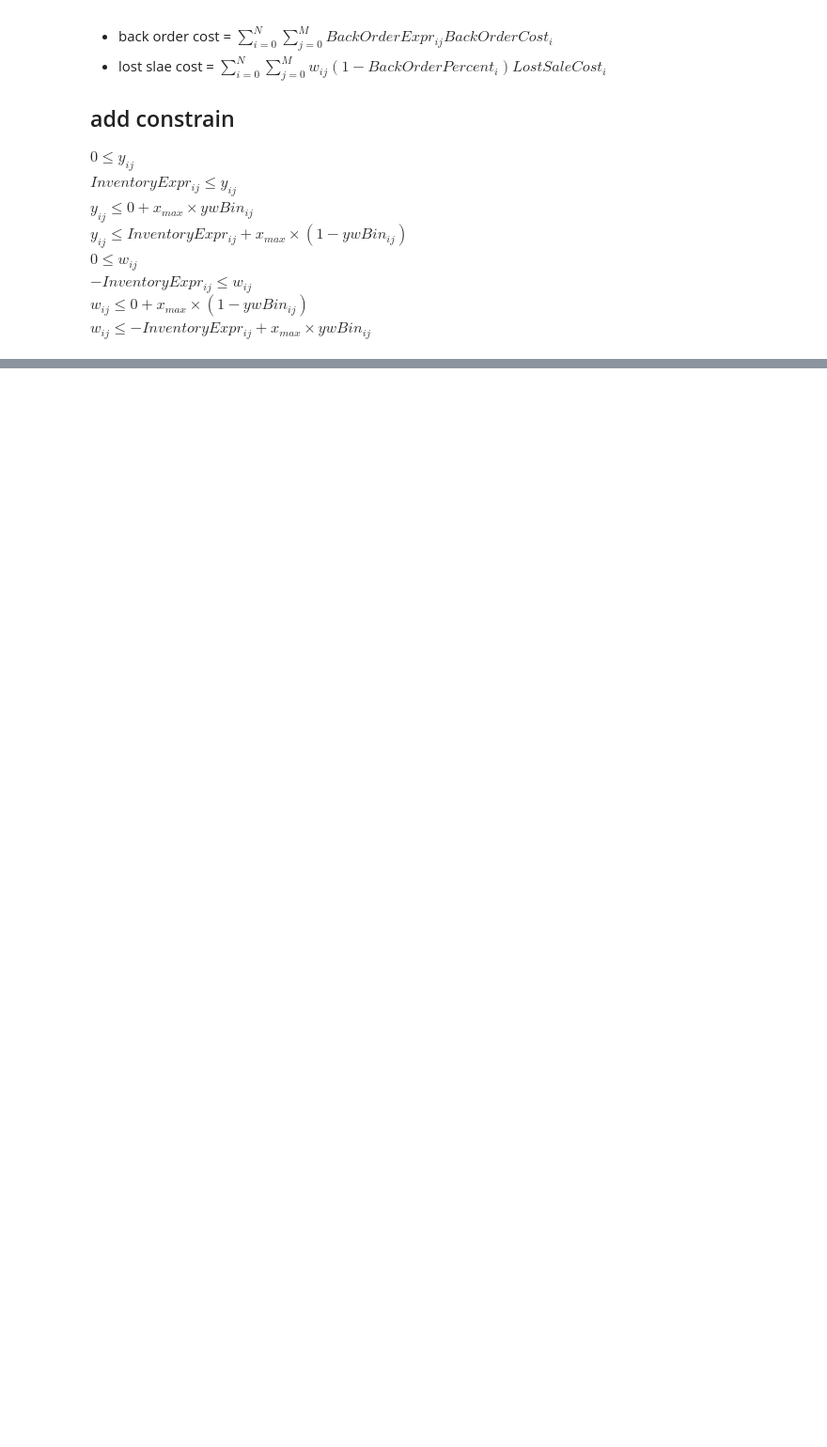
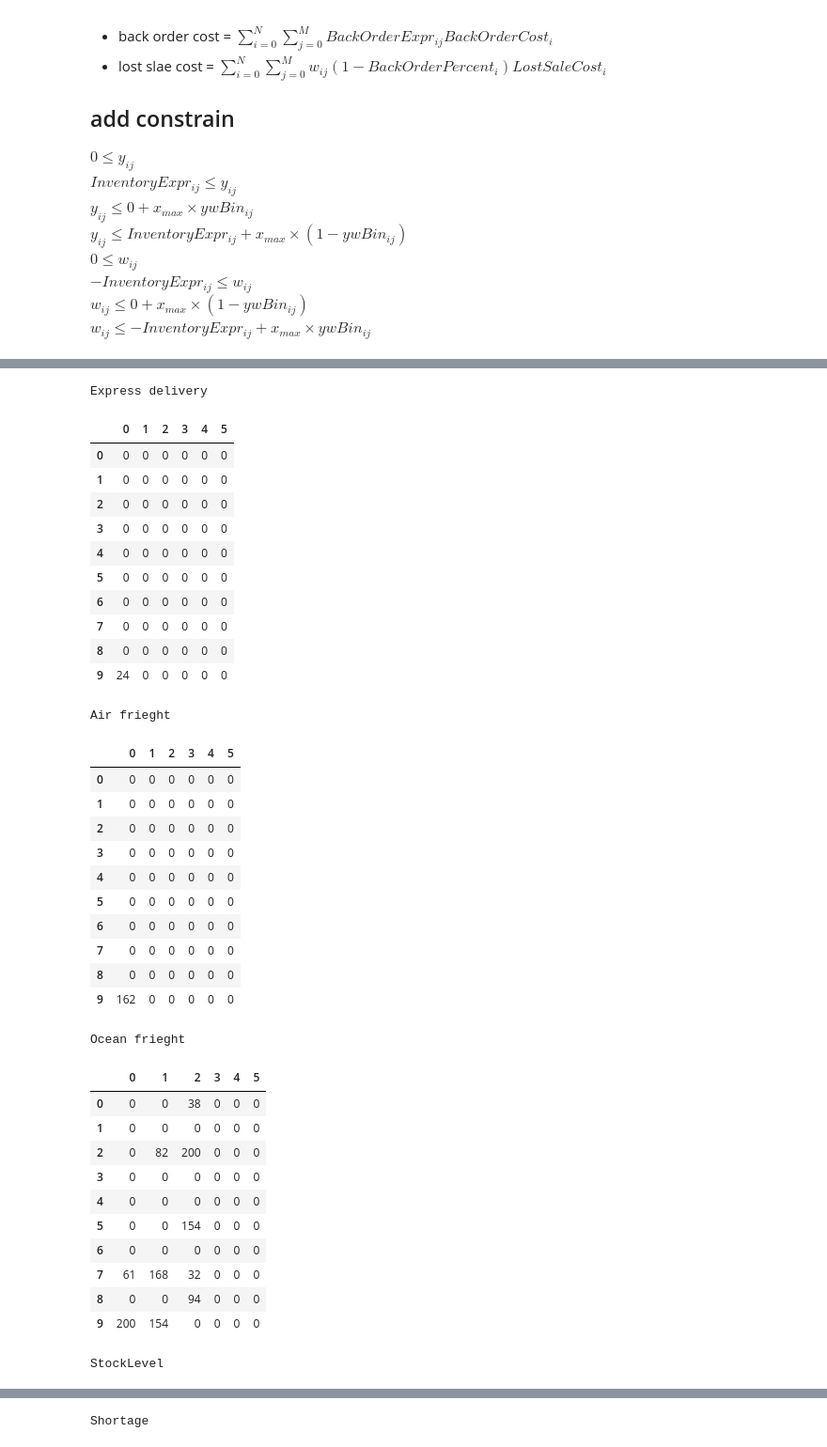
Before and after one commit to easonyu0203/109-2-OperationReseach, a Jupyter notebook: Case1/problem4.ipynb, the cells around one changed output, grey strips where cells are left out. Shown: that part at 94% size. Cells and saved outputs as stored; diff of their text form; code cells hidden in the pictures; blank space fills up the shorter version.

```diff
--- a/Case1/problem4.ipynb
+++ b/Case1/problem4.ipynb
@@ -209,4 +183,0 @@ Obj: 3.43585e+07
-# %%
-for i in range(N):
-    for j in range(M):
-         print(f'InventoryExpr_ij[{i}][{j}]: {InventoryExpr_ij[i][j].getValue()}')
@@ -230,0 +184,65 @@ InventoryExpr_ij[9][5]: 0.0
+# %%
+import os
+from os import path
+os.makedirs('solution', exist_ok=True)
+solution_file_path = path.join(os.getcwd(), 'solution', 'case1_solution.xlsx')
+# %%
+print('Express delivery')
+with pd.ExcelWriter(solution_file_path, engine='xlsxwriter') as writer:
+    df1 = pd.DataFrame([[int(x[i,j,0].x) for j in range(M)] for i in range(N)], columns=range(M))
+    display(df1)
+    df1.to_excel(writer, sheet_name='Express delivery')
+    print('Air frieght')
+    df2 = pd.DataFrame([[int(x[i,j,1].x) for j in range(M)] for i in range(N)], columns=range(M))
+    display(df2)
+    df2.to_excel(writer, sheet_name='Air frieght')
+    print('Ocean frieght')
+    df3 = pd.DataFrame([[int(x[i,j,2].x) for j in range(M)] for i in range(N)], columns=range(M))
+    display(df3)
+    df3.to_excel(writer, sheet_name='Ocean frieght')
+    print('StockLevel')
+    df = pd.DataFrame([[StockLevel[i,j].x for j in range(M)] for i in range(N)], columns=range(M))
+    display(df)
+    df.to_excel(writer, sheet_name='StockLevel')
+    print('Shortage')
+    df = pd.DataFrame([[Shortage[i,j].x for j in range(M)] for i in range(N)], columns=range(M))
+    display(df)
+    df.to_excel(writer, sheet_name='Shortage')
+# %% [output]
+Express delivery
+|  | 0 | 1 | 2 | 3 | 4 | 5 |
+| 0 | 0 | 0 | 0 | 0 | 0 | 0 |
+| 1 | 0 | 0 | 0 | 0 | 0 | 0 |
+| 2 | 0 | 0 | 0 | 0 | 0 | 0 |
+| 3 | 0 | 0 | 0 | 0 | 0 | 0 |
+| 4 | 0 | 0 | 0 | 0 | 0 | 0 |
+| 5 | 0 | 0 | 0 | 0 | 0 | 0 |
+| 6 | 0 | 0 | 0 | 0 | 0 | 0 |
+| 7 | 0 | 0 | 0 | 0 | 0 | 0 |
+| 8 | 0 | 0 | 0 | 0 | 0 | 0 |
+| 9 | 24 | 0 | 0 | 0 | 0 | 0 |
+Air frieght
+|  | 0 | 1 | 2 | 3 | 4 | 5 |
+| 0 | 0 | 0 | 0 | 0 | 0 | 0 |
+| 1 | 0 | 0 | 0 | 0 | 0 | 0 |
+| 2 | 0 | 0 | 0 | 0 | 0 | 0 |
+| 3 | 0 | 0 | 0 | 0 | 0 | 0 |
+| 4 | 0 | 0 | 0 | 0 | 0 | 0 |
+| 5 | 0 | 0 | 0 | 0 | 0 | 0 |
+| 6 | 0 | 0 | 0 | 0 | 0 | 0 |
+| 7 | 0 | 0 | 0 | 0 | 0 | 0 |
+| 8 | 0 | 0 | 0 | 0 | 0 | 0 |
+| 9 | 162 | 0 | 0 | 0 | 0 | 0 |
+Ocean frieght
+|  | 0 | 1 | 2 | 3 | 4 | 5 |
+| 0 | 0 | 0 | 38 | 0 | 0 | 0 |
+| 1 | 0 | 0 | 0 | 0 | 0 | 0 |
+| 2 | 0 | 82 | 200 | 0 | 0 | 0 |
+| 3 | 0 | 0 | 0 | 0 | 0 | 0 |
+| 4 | 0 | 0 | 0 | 0 | 0 | 0 |
+| 5 | 0 | 0 | 154 | 0 | 0 | 0 |
+| 6 | 0 | 0 | 0 | 0 | 0 | 0 |
+| 7 | 61 | 168 | 32 | 0 | 0 | 0 |
+| 8 | 0 | 0 | 94 | 0 | 0 | 0 |
+| 9 | 200 | 154 | 0 | 0 | 0 | 0 |
+StockLevel
@@ -230,0 +260 @@ InventoryExpr_ij[9][5]: 0.0
+Shortage
```
Also changed, not shown: parts of 6 cells of this notebook, 16 other files.
